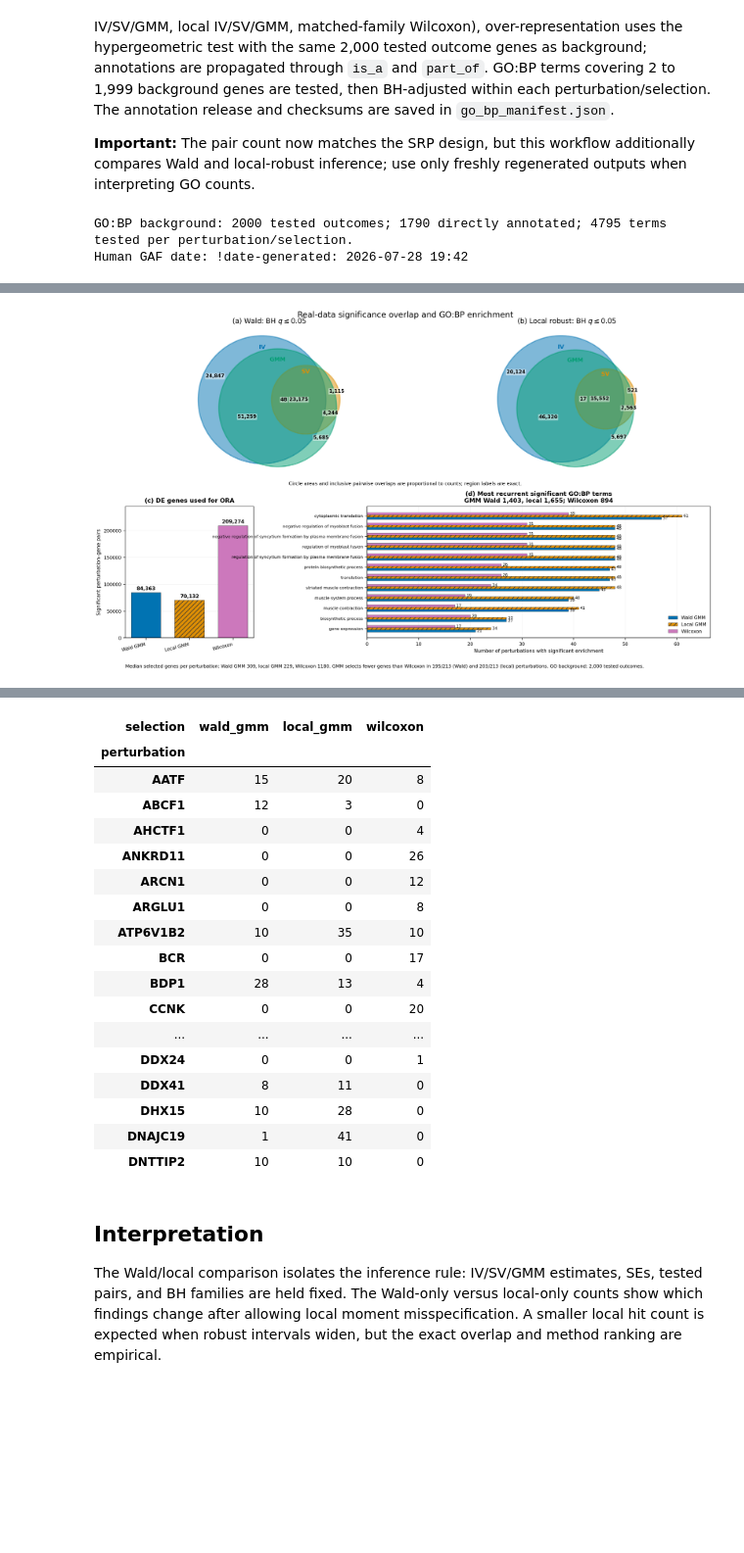
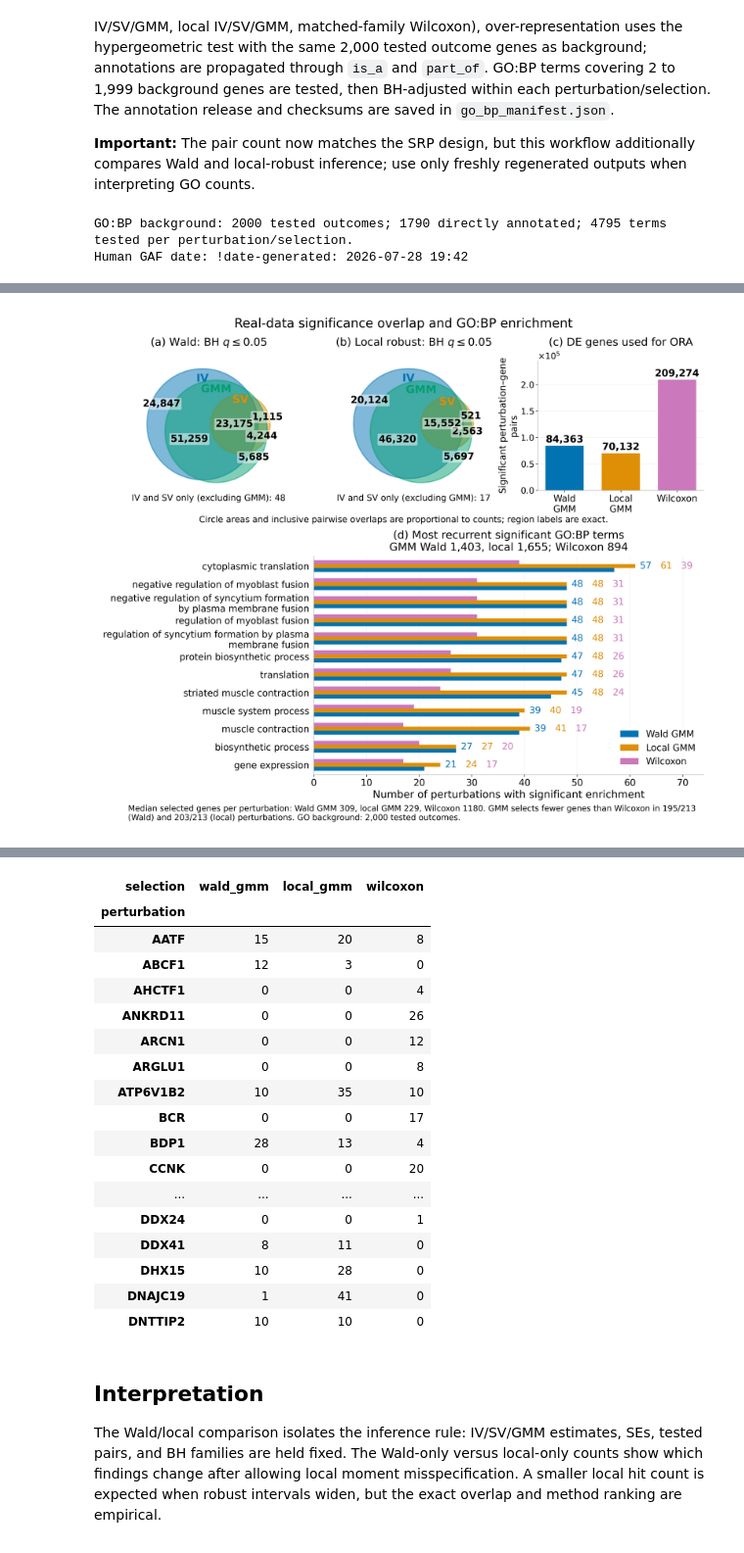
Before and after one commit to kasikefu/unification-control-modelling, a Jupyter notebook: realdata_batch_optimized.ipynb, the cells around one changed output, grey strips where cells are left out. Shown at 98% size. Saved outputs shown, nothing was run; the diff lists cells and outputs as text; code cells hidden in the pictures; blank space fills up the shorter version.

```diff
--- a/realdata_batch_optimized.ipynb
+++ b/realdata_batch_optimized.ipynb
@@ -221,15 +241,15 @@ for row,(mode,table) in enumerate((('Wald',wald_calls),('Local robust',local_cal
             lo,hi = np.quantile(values,[.01,.99])
             shown = values[(values>=lo)&(values<=hi)]
             ax.hist(shown,bins=35,color=colors[m],alpha=.8,edgecolor='white')
-            ax.axvline(np.median(values),color='#333333',ls='--',label=f'Median {np.median(values):.3f}')
+            ax.axvline(np.median(values),color='0.55',ls='--',label=f'Median {np.median(values):.3f}')
             ax.legend(frameon=False)
         else:
             ax.text(.5,.5,'No hits',ha='center',va='center',transform=ax.transAxes)
         ax.set(title=f'{mode}: {labels[m]} (n={len(values):,})',xlabel='Estimated coefficient',ylabel='Count')
         summary_rows.append({'inference':mode,'method':labels[m],'n_significant':len(values),'median_beta':float(np.median(values)) if len(values) else np.nan})
 fig.tight_layout()
-fig.savefig(out / 'wald_vs_local_significant_coefficient_histograms.png',dpi=180,bbox_inches='tight')
-display(Image(filename=out / 'wald_vs_local_significant_coefficient_histograms.png'))
+save_figure(fig, 'wald_vs_local_significant_coefficient_histograms')
+display(Image(filename=FIGURE_DIR / 'wald_vs_local_significant_coefficient_histograms.png'))
 plt.close(fig)
 discovery_summary = pd.DataFrame(summary_rows)
 discovery_summary.to_csv(out / 'wald_vs_local_discovery_summary.csv',index=False)
@@ -323,13 +343,13 @@ for ax, mode, color in zip(axes, ('Wald','Local robust'), (colors['iv'],colors['
     values = rank_correlations.loc[rank_correlations['inference'].eq(mode), 'spearman_rho'].dropna()
     ax.hist(values, bins=np.linspace(-1,1,17), color=color, edgecolor='white', alpha=.85)
     ax.axvline(values.mean(), color=colors['sv'], ls='--', label=f'Mean {values.mean():.3f}')
-    ax.axvline(0, color='#333333', ls=':')
+    ax.axvline(0, color='0.55', ls=':')
     ax.set(title=mode, xlabel='Spearman correlation', ylabel='Number of perturbations')
     ax.legend(frameon=False)
 fig.suptitle('Mean IV/SV/GMM rank versus matched Wilcoxon rank')
 fig.tight_layout()
-fig.savefig(out / 'wald_vs_local_rank_correlations.png', dpi=180, bbox_inches='tight')
-display(Image(filename=out / 'wald_vs_local_rank_correlations.png'))
+save_figure(fig, 'wald_vs_local_rank_correlations')
+display(Image(filename=FIGURE_DIR / 'wald_vs_local_rank_correlations.png'))
 plt.close(fig)
 # %% [markdown]
 ## GO Biological Process enrichment
@@ -339,6 +359,7 @@ Computed by `python code/experiments/replogle/run_go_analysis.py` from the saved
 **Important:** The pair count now matches the SRP design, but this workflow additionally compares Wald and local-robust inference; use only freshly regenerated outputs when interpreting GO counts.
 # %%
 import json
+from textwrap import fill
 manifest_path = out / 'go_bp_manifest.json'
 if not manifest_path.is_file():
     raise FileNotFoundError('GO outputs are missing. Run python code/experiments/replogle/run_go_analysis.py first.')
@@ -365,33 +386,34 @@ term_pivot = term_pivot.reindex(columns=selections, fill_value=0)
 term_pivot['total'] = term_pivot[selections].sum(axis=1)
 term_pivot = term_pivot.sort_values(['total', 'go_name'], ascending=[False, True]).head(12).iloc[::-1]
 
-# One compact four-panel figure: discovery overlap above, GO comparison below.
-fig = plt.figure(figsize=(15.2, 9.0))
-outer = fig.add_gridspec(2, 1, height_ratios=[1.02, .90], hspace=.22,
-                         left=.055, right=.985, top=.94, bottom=.105)
-top = outer[0].subgridspec(1, 2, wspace=.035)
-bottom = outer[1].subgridspec(1, 2, width_ratios=[.58, 1.55], wspace=.48)
+# Three compact comparison panels above a full-width GO comparison.
+fig = plt.figure(figsize=(15.0, 12.3))
+top = fig.add_gridspec(1, 3, left=.055, right=.985, bottom=.665,
+                       top=.92, width_ratios=[1, 1, 1.03], wspace=.27)
+bottom = fig.add_gridspec(1, 1, left=.355, right=.985,
+                          bottom=.105, top=.535)
 ax_wald = fig.add_subplot(top[0, 0])
 ax_local = fig.add_subplot(top[0, 1])
-ax_a = fig.add_subplot(bottom[0, 0])
-ax_b = fig.add_subplot(bottom[0, 1])
+ax_a = fig.add_subplot(top[0, 2])
+ax_b = fig.add_subplot(bottom[0, 0])
 
 draw_proportional_venn(ax_wald, venn_counts['Wald'], r'(a) Wald: BH $q\leq0.05$')
 draw_proportional_venn(ax_local, venn_counts['Local robust'], r'(b) Local robust: BH $q\leq0.05$')
-fig.suptitle('Real-data significance overlap and GO:BP enrichment', fontsize=14, y=.982)
-fig.text(.5, .515, 'Circle areas and inclusive pairwise overlaps are proportional to counts; region labels are exact.',
-         ha='center', fontsize=8.5)
+fig.suptitle('Real-data significance overlap and GO:BP enrichment', fontsize=22, y=1.005)
+fig.text(.5, .602, 'Circle areas and inclusive pairwise overlaps are proportional to counts; region labels are exact.',
+         ha='center', fontsize=15)
 
-bars = ax_a.bar(range(3), counts, color=colors_go, edgecolor='#333333', linewidth=.5, width=.68)
-bars[1].set_hatch('///')
+bars = ax_a.bar(range(3), counts, color=colors_go, edgecolor='none', linewidth=0, width=.68)
 for bar, value in zip(bars, counts):
     ax_a.text(bar.get_x()+bar.get_width()/2, value+max(counts)*.012, f'{value:,}',
-              ha='center', va='bottom', fontsize=8.5, fontweight='bold')
-ax_a.set_xticks(range(3), short_labels, rotation=14, ha='right', fontsize=8)
+              ha='center', va='bottom', fontsize=17, fontweight='bold')
+ax_a.set_xticks(range(3), ['Wald\nGMM', 'Local\nGMM', 'Wilcoxon'], fontsize=16)
 ax_a.set_ylim(0, max(counts)*1.17)
-ax_a.set_ylabel('Significant perturbation–gene pairs', fontsize=8.5)
-ax_a.set_title('(c) DE genes used for ORA', fontsize=10.5, fontweight='bold', pad=7)
-ax_a.tick_params(labelsize=8)
+ax_a.set_ylabel('Significant perturbation–gene\npairs', fontsize=16)
+ax_a.set_title('(c) DE genes used for ORA', fontsize=19, fontweight='normal', pad=12)
+ax_a.tick_params(axis='y', labelsize=15)
+ax_a.ticklabel_format(axis='y', style='sci', scilimits=(0, 0), useMathText=True)
+ax_a.yaxis.get_offset_text().set_fontsize(15)
 ax_a.grid(axis='y', alpha=.18)
 ax_a.set_axisbelow(True)
 
@@ -400,56 +422,65 @@ bar_height = .22
 for j, (selection, label, color) in enumerate(zip(selections, short_labels, colors_go)):
     values = term_pivot[selection].to_numpy(dtype=int)
     y = locations + (j-1)*bar_height
-    rects = ax_b.barh(y, values, height=bar_height, color=color, edgecolor='#333333', linewidth=.35,
-                      hatch='///' if selection == 'local_gmm' else None, label=label)
-    for rect, value in zip(rects, values):
-        if value:
-            ax_b.text(value+.28, rect.get_y()+rect.get_height()/2, str(value), va='center', fontsize=7)
-ax_b.set_yticks(locations, term_pivot.index.get_level_values('go_name'), fontsize=7.2)
-ax_b.set_xlim(0, term_pivot[selections].to_numpy().max()+5.5)
-ax_b.set_xlabel('Number of perturbations with significant enrichment', fontsize=8.5)
+    rects = ax_b.barh(y, values, height=bar_height, color=color, edgecolor='none', linewidth=0, label=label)
+# Place the three color-matched counts on one line per term to avoid collisions.
+for y, row_values in zip(locations, term_pivot[selections].to_numpy(dtype=int)):
+    label_start = row_values.max() + .9
+    for j, (value, color) in enumerate(zip(row_values, colors_go)):
+        ax_b.text(label_start + 3.9*j, y, str(value), color=color, va='center', fontsize=16)
+ax_b.set_yticks(locations, [fill(name, width=44) for name in term_pivot.index.get_level_values('go_name')], fontsize=16)
+ax_b.set_xlim(0, term_pivot[selections].to_numpy().max()+13)
+ax_b.set_xlabel('Number of perturbations with significant enrichment', fontsize=18)
 assoc = go_overview.set_index('selection')['significant_perturbation_term_pairs']
 ax_b.set_title(f'(d) Most recurrent significant GO:BP terms\nGMM Wald {assoc["wald_gmm"]:,}, local {assoc["local_gmm"]:,}; Wilcoxon {assoc["wilcoxon"]:,}',
-               fontsize=10.5, fontweight='bold', pad=7)
-ax_b.tick_params(axis='x', labelsize=8)
-ax_b.legend(loc='lower right', frameon=False, fontsize=8)
+               fontsize=19, fontweight='normal', pad=10)
+ax_b.tick_params(axis='x', labelsize=16)
+ax_b.tick_params(axis='y', length=0, pad=8)
+ax_b.margins(y=.018)
+ax_b.legend(loc='lower right', frameon=False, fontsize=16)
 ax_b.grid(axis='x', alpha=.16)
 ax_b.set_axisbelow(True)
 
 selected_matrix = go_per_perturbation.pivot(index='perturbation', columns='selection', values='n_selected')
 medians = selected_matrix[selections].median().astype(int)
 fewer_wald = int((selected_matrix['wald_gmm'] < selected_matrix['wilcoxon']).sum())
 fewer_local = int((selected_matrix['local_gmm'] < selected_matrix['wilcoxon']).sum())
-fig.text(.055, .025,
-         f'Median selected genes per perturbation: Wald GMM {medians["wald_gmm"]}, local GMM {medians["local_gmm"]}, '
+footer_text = (f'Median selected genes per perturbation: Wald GMM {medians["wald_gmm"]}, local GMM {medians["local_gmm"]}, '
          f'Wilcoxon {medians["wilcoxon"]}. GMM selects fewer genes than Wilcoxon in {fewer_wald}/{len(selected_matrix)} '
          f'(Wald) and {fewer_local}/{len(selected_matrix)} (local) perturbations. '
-         f'GO background: {manifest["n_tested_outcome_genes"]:,} tested outcomes.',
-         fontsize=8, ha='left')
+         f'GO background: {manifest["n_tested_outcome_genes"]:,} tested outcomes.')
+fig.text(.055, .012, fill(footer_text, width=133), fontsize=14, ha='left', va='bottom')
 
-compact_path = out / 'realdata_compact_summary.png'
-compact_pdf = out / 'realdata_compact_summary.pdf'
-fig.savefig(compact_path, dpi=220, bbox_inches='tight', pad_inches=.06)
-fig.savefig(compact_pdf, bbox_inches='tight', pad_inches=.06)
+# Use figure coordinates so equal-aspect Venn axes cannot shift title heights.
+fig.canvas.draw()
+for ax in (ax_wald, ax_local, ax_a):
+    title = ax.get_title()
+    ax.set_title('')
+    position = ax.get_position()
+    fig.text(position.x0 + position.width / 2, .95, title,
+             ha='center', va='baseline', fontsize=19, fontweight='normal')
+
+compact_path = FIGURE_DIR / 'realdata_compact_summary.png'
+save_figure(fig, 'realdata_compact_summary')
 display(Image(filename=compact_path))
 plt.close(fig)
 
 if not go_recurrent.empty:
     display(go_recurrent.sort_values(['selection','n_perturbations','minimum_q'], ascending=[True,False,True]).head(35))
 gmm_comparison = go_per_perturbation.pivot(index='perturbation', columns='selection', values='n_significant_terms')
 display(gmm_comparison[['wald_gmm','local_gmm','wilcoxon']].query('wald_gmm > 0 or local_gmm > 0 or wilcoxon > 0').head(20))
 # %% [output]
 GO:BP background: 2000 tested outcomes; 1790 directly annotated; 4795 terms tested per perturbation/selection.
 Human GAF date: !date-generated: 2026-07-28 19:42
 |  | selection | n_perturbations | selected_pairs | significant_perturbation_term_pairs | perturbations_with_go_hits |
 | 0 | local_gmm | 213 | 70132 | 1655 | 89 |
 | 1 | local_iv | 213 | 82013 | 1621 | 92 |
 | 2 | local_sv | 213 | 18653 | 918 | 45 |
 | 3 | wald_gmm | 213 | 84363 | 1403 | 80 |
 | 4 | wald_iv | 213 | 99329 | 1576 | 91 |
 | 5 | wald_sv | 213 | 28582 | 886 | 51 |
 | 6 | wilcoxon | 213 | 209274 | 894 | 76 |
-[figure, old version]
+[figure, new version]
 |  | selection | go_id | go_name | n_perturbations | minimum_q |
 | 8 | local_gmm | GO:0002181 | cytoplasmic translation | 61 | 7.847601e-20 |
 | 178 | local_gmm | GO:0034242 | negative regulation of syncytium ... | 48 | 6.323955e-15 |
```
Also changed, not shown: parts of 4 cells of this notebook, 32 other files.
